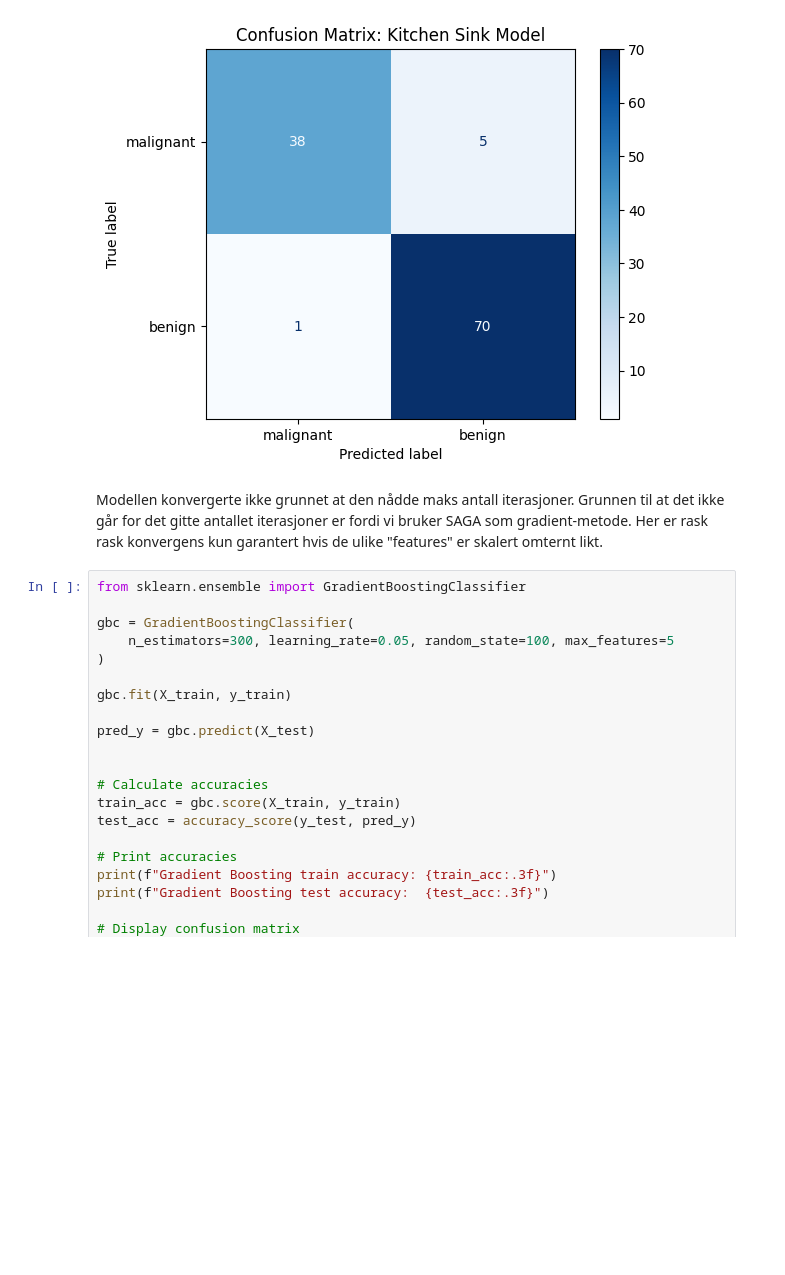
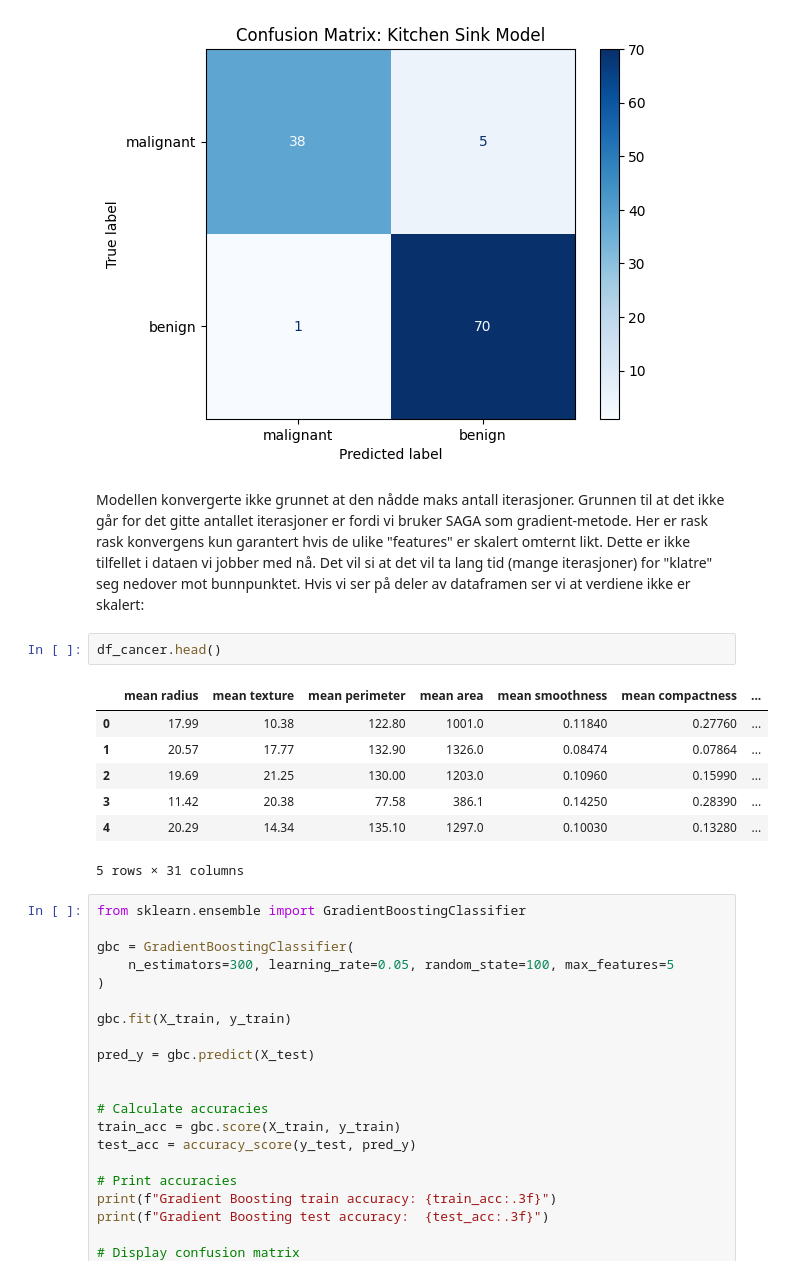
Before and after one commit to variasjon/ing3513-innlevering1, a Jupyter notebook: assignment01.ipynb, the cells around one changed output. Drawn from its saved outputs; the diff is of its cells as text; blank space fills up the shorter version.

```diff
--- a/assignment01.ipynb
+++ b/assignment01.ipynb
@@ -487,7 +487,17 @@ Kitchen sink test accuracy:  0.947
 The max_iter was reached which means the coef_ did not converge
 [figure]
 # %% [markdown]
-Modellen konvergerte ikke grunnet at den nådde maks antall iterasjoner. Grunnen til at det ikke går for det gitte antallet iterasjoner er fordi vi bruker SAGA som gradient-metode. Her er rask rask konvergens kun garantert hvis de ulike "features" er skalert omternt likt.
+Modellen konvergerte ikke grunnet at den nådde maks antall iterasjoner. Grunnen til at det ikke går for det gitte antallet iterasjoner er fordi vi bruker SAGA som gradient-metode. Her er rask rask konvergens kun garantert hvis de ulike "features" er skalert omternt likt. Dette er ikke tilfellet i dataen vi jobber med nå. Det vil si at det vil ta lang tid (mange iterasjoner) for "klatre" seg nedover mot bunnpunktet. Hvis vi ser på deler av dataframen ser vi at verdiene ikke er skalert:
+# %%
+df_cancer.head()
+# %% [output]
+|  | mean radius | mean texture | mean perimeter | mean area | mean smoothness | mean compactness | ... |
+| 0 | 17.99 | 10.38 | 122.80 | 1001.0 | 0.11840 | 0.27760 | ... |
+| 1 | 20.57 | 17.77 | 132.90 | 1326.0 | 0.08474 | 0.07864 | ... |
+| 2 | 19.69 | 21.25 | 130.00 | 1203.0 | 0.10960 | 0.15990 | ... |
+| 3 | 11.42 | 20.38 | 77.58 | 386.1 | 0.14250 | 0.28390 | ... |
+| 4 | 20.29 | 14.34 | 135.10 | 1297.0 | 0.10030 | 0.13280 | ... |
+5 rows × 31 columns
 # %%
 from sklearn.ensemble import GradientBoostingClassifier
 
```
Also changed, not shown: parts of 2 cells of this notebook.
